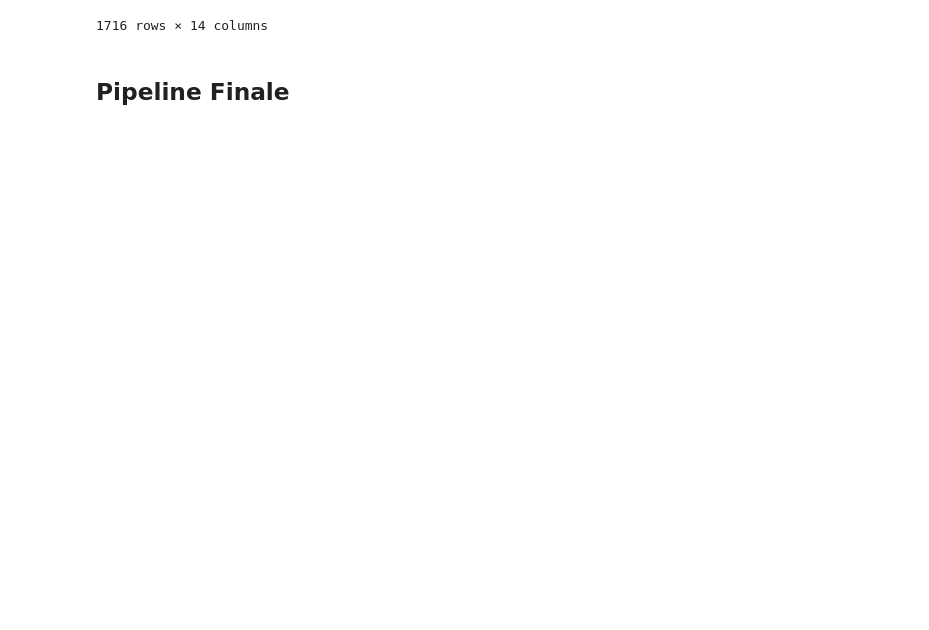
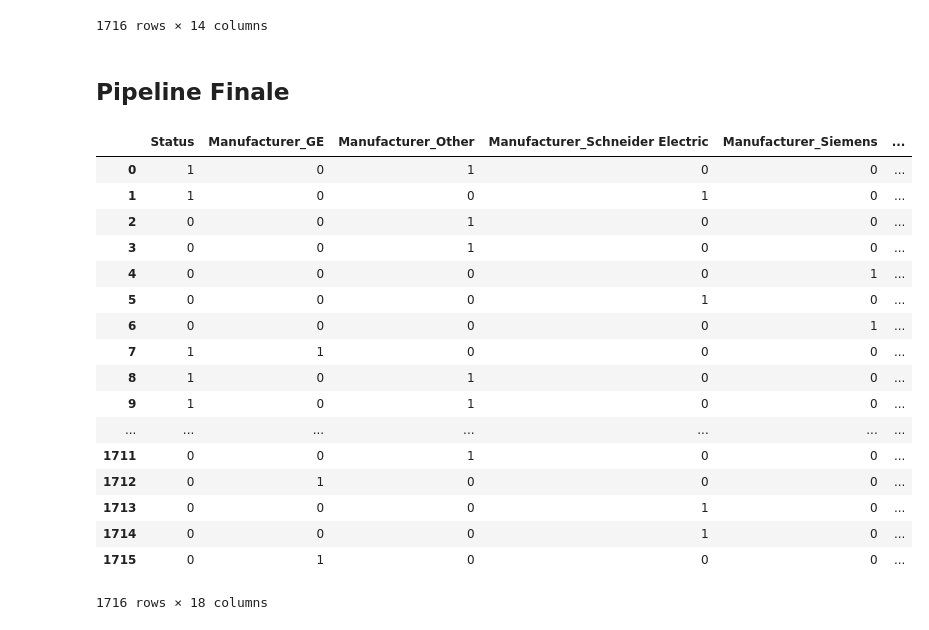
Before and after one commit to kurtrm/predicting_equipment_failure, a Jupyter notebook: notebooks/new_explore.ipynb, the cells around one changed output. Cells and saved outputs as stored; diff of their text form; code cells hidden in the pictures; blank space fills up the shorter version.

```diff
--- a/notebooks/new_explore.ipynb
+++ b/notebooks/new_explore.ipynb
@@ -365,3 +365,25 @@ pipe = make_pipeline(DropColumns(['AssetCity',
                                'MultipleConnects',
                                'Storm']),
                      AddressLatLong())
+transformed = pipe.fit_transform(df)
+# %%
+transformed.loc[:, 'Status':]
+# %% [output]
+|  | Status | Manufacturer_GE | Manufacturer_Other | Manufacturer_Schneider Electric | Manufacturer_Siemens | ... |
+| 0 | 1 | 0 | 1 | 0 | 0 | ... |
+| 1 | 1 | 0 | 0 | 1 | 0 | ... |
+| 2 | 0 | 0 | 1 | 0 | 0 | ... |
+| 3 | 0 | 0 | 1 | 0 | 0 | ... |
+| 4 | 0 | 0 | 0 | 0 | 1 | ... |
+| 5 | 0 | 0 | 0 | 1 | 0 | ... |
+| 6 | 0 | 0 | 0 | 0 | 1 | ... |
+| 7 | 1 | 1 | 0 | 0 | 0 | ... |
+| 8 | 1 | 0 | 1 | 0 | 0 | ... |
+| 9 | 1 | 0 | 1 | 0 | 0 | ... |
+| ... | ... | ... | ... | ... | ... | ... |
+| 1711 | 0 | 0 | 1 | 0 | 0 | ... |
+| 1712 | 0 | 1 | 0 | 0 | 0 | ... |
+| 1713 | 0 | 0 | 0 | 1 | 0 | ... |
+| 1714 | 0 | 0 | 0 | 1 | 0 | ... |
+| 1715 | 0 | 1 | 0 | 0 | 0 | ... |
+1716 rows × 18 columns
```
